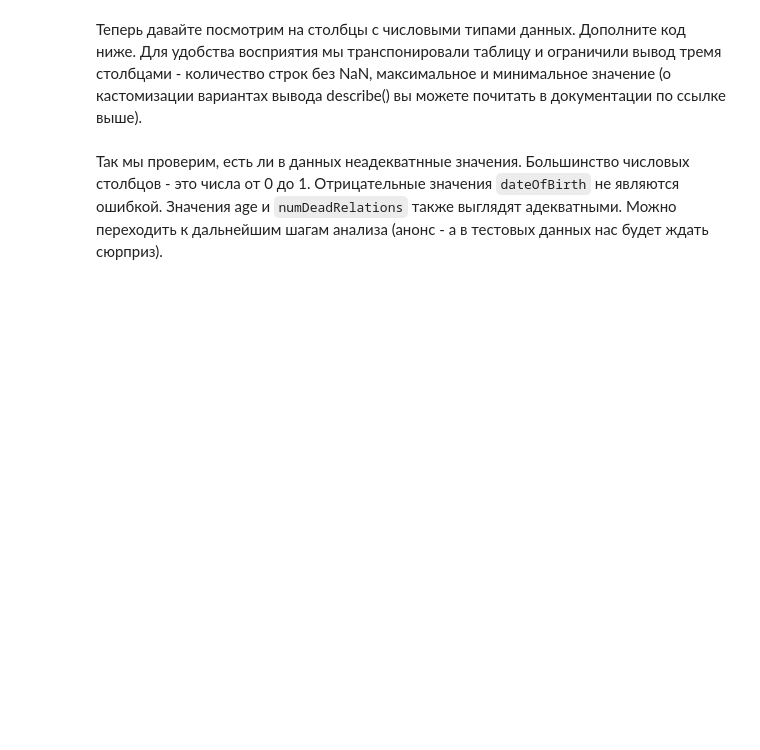
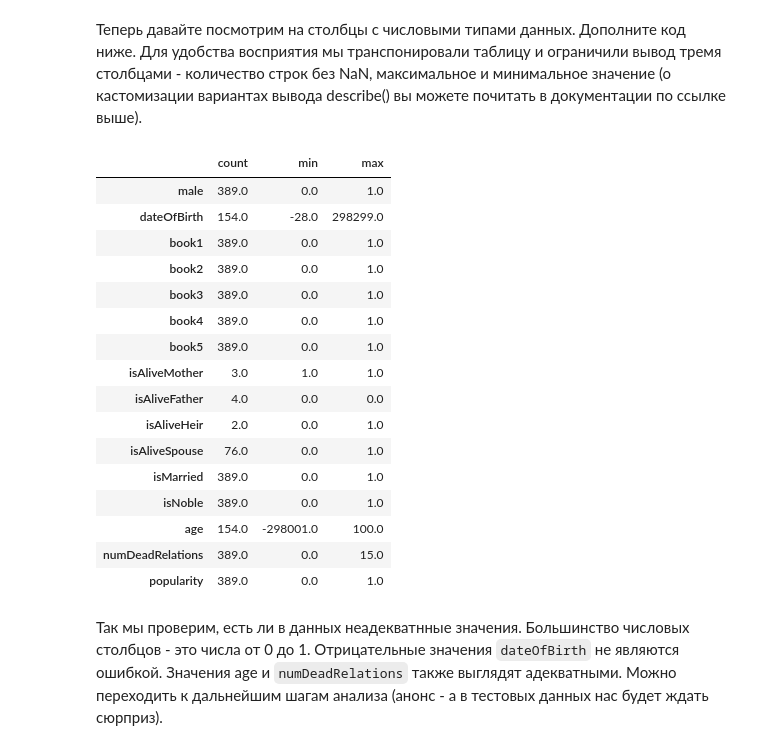
Before and after one commit to ErmolenkoSV/part_1_ml_cv, a Jupyter notebook: week_01_ml_intro/Homework/hw_1_game_of_thrones.ipynb, the cells around one changed output. Drawn from its saved outputs; the diff is of its cells as text; code cells hidden in the pictures; blank space fills up the shorter version.

```diff
--- a/week_01_ml_intro/Homework/hw_1_game_of_thrones.ipynb
+++ b/week_01_ml_intro/Homework/hw_1_game_of_thrones.ipynb
@@ -117,7 +165,25 @@ data.describe(include = 'object').T
 # %% [markdown]
 Теперь давайте посмотрим на столбцы с числовыми типами данных. Дополните код ниже. Для удобства восприятия мы транспонировали таблицу и ограничили вывод тремя столбцами - количество строк без NaN, максимальное и минимальное значение (о кастомизации вариантах вывода describe() вы можете почитать в документации по ссылке выше).
 # %%
-data.describe(include = [...]).T[['count', 'min', 'max']]
+data.describe().T[['count', 'min', 'max']]
+# %% [output]
+|  | count | min | max |
+| male | 389.0 | 0.0 | 1.0 |
+| dateOfBirth | 154.0 | -28.0 | 298299.0 |
+| book1 | 389.0 | 0.0 | 1.0 |
+| book2 | 389.0 | 0.0 | 1.0 |
+| book3 | 389.0 | 0.0 | 1.0 |
+| book4 | 389.0 | 0.0 | 1.0 |
+| book5 | 389.0 | 0.0 | 1.0 |
+| isAliveMother | 3.0 | 1.0 | 1.0 |
+| isAliveFather | 4.0 | 0.0 | 0.0 |
+| isAliveHeir | 2.0 | 0.0 | 1.0 |
+| isAliveSpouse | 76.0 | 0.0 | 1.0 |
+| isMarried | 389.0 | 0.0 | 1.0 |
+| isNoble | 389.0 | 0.0 | 1.0 |
+| age | 154.0 | -298001.0 | 100.0 |
+| numDeadRelations | 389.0 | 0.0 | 15.0 |
+| popularity | 389.0 | 0.0 | 1.0 |
 # %% [markdown]
 Так мы проверим, есть ли в данных неадекватнные значения.   Большинство числовых столбцов - это числа от 0 до 1. Отрицательные значения `dateOfBirth` не являются ошибкой. Значения age и `numDeadRelations` также выглядят адекватными. Можно переходить к дальнейшим шагам анализа (анонс - а в тестовых данных нас будет ждать сюрприз).
 # %% [markdown]
```
Also changed, not shown: parts of 6 cells of this notebook.
